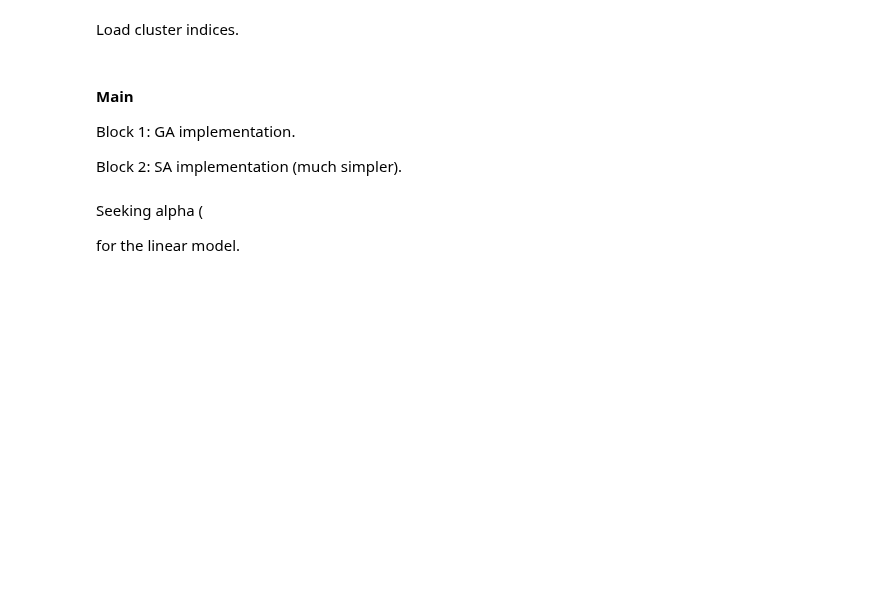
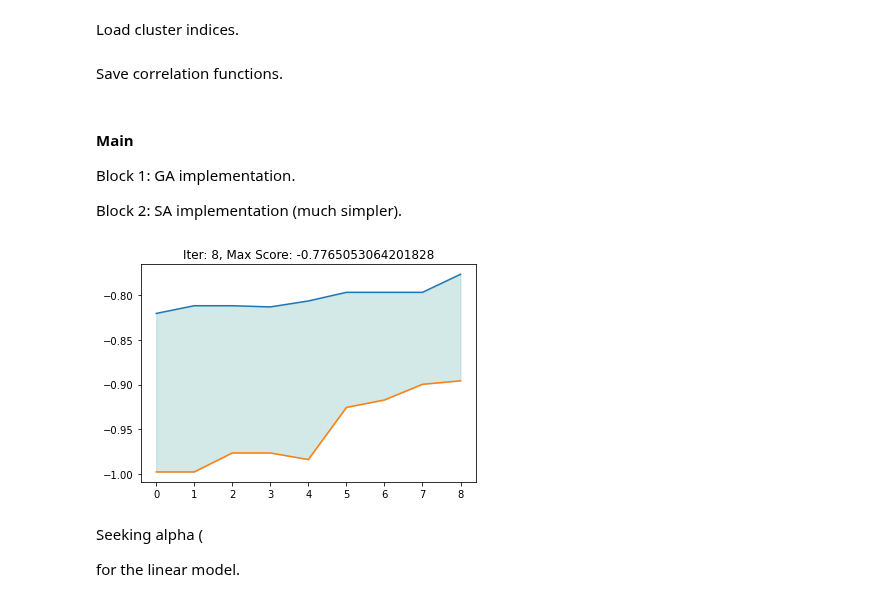
Before and after one commit to wzetto/MATools, a Jupyter notebook: CE_MC/cluster_ce_msad.ipynb, the cells around one changed output. Saved outputs shown, nothing was run; the diff lists cells and outputs as text; code cells hidden in the pictures; blank space fills up the shorter version.

```diff
--- a/CE_MC/cluster_ce_msad.ipynb
+++ b/CE_MC/cluster_ce_msad.ipynb
@@ -1360,4 +1361,6 @@ origin weight parameters, better not to apply the standardization.
 '''
 scaler = StandardScaler().fit(weight_list)
 weight_list = scaler.transform(weight_list)
+# %% [markdown]
+Save correlation functions.
 # %%
@@ -1405,9 +1408,11 @@ class genetic:
             else:
                 weight_n = self.weight
             #* Return the score (fitness)
-            clf = RidgeCV(alphas=[10,100,500,1000,1500], cv=10).fit(weight_n, self.msad_list.reshape(-1,1))
+            clf = RidgeCV(alphas=np.logspace(-1,3,5), cv=10).fit(weight_n, self.msad_list.reshape(-1,1))
             cv_ = ShuffleSplit(n_splits=5, test_size=0.2, random_state=0)
-            score = cross_val_score(clf, weight_n, self.msad_list.reshape(-1,1), cv=cv_).mean()
+            score = cross_val_score(
+                clf, weight_n, self.msad_list.reshape(-1,1),
+                cv=cv_, n_jobs=-1, scoring='neg_mean_squared_error').mean()
             fit_list.append(score)
 
         fit_list_raw = fit_list.copy()
@@ -1436,8 +1441,11 @@ class genetic:
 
         #* BREEDING(
         if count >= len(breeding_list):
+            breeding_list_chosen = breeding_list[np.random.choice(
+                np.arange(len(breeding_list), size=5, replace=False)
+            )]
             embed_list = np.concatenate([
-                embed_list, breeding_list[-5:]
+                embed_list, breeding_list_chosen
             ], axis=0)
 
         ind_list = np.arange(len(embed_list))
@@ -1447,7 +1455,9 @@ class genetic:
 
             chosen_lists = embed_list[np.random.choice(ind_list, size=2, replace=True)]
             #* Length of multiplication part
-            len_multi = np.random.randint(len(embed_list//2)-2, len(embed_list//2)+3)
+            len_multi = np.random.randint(
+                len(embed_list//2)-len(embed_list//4), len(embed_list//2)+len(embed_list//4)+1
+            )
             # print(chosen_lists)
             if _%2 == 0:
                 chosen_lists[0][len_multi:], chosen_lists[1][len_multi:] = (
@@ -1467,9 +1477,9 @@ class genetic:
         return np.unique(np.array(embed_list_n), axis=0)
 
     def mut(self, embed_list):
-
+        #* Better to set j at relatively low level
         for i in range(len(embed_list)):
-            for j in range(5): #* Repeat twice for mutation.
+            for j in range(1): #* Repeat twice for mutation.
                 if np.random.rand() < self.mut_prob:
                     rand_ind = np.random.randint(len(embed_list[0]))
                     val = embed_list[i][rand_ind]
@@ -1483,43 +1493,52 @@ class genetic:
 
         return np.unique(np.array(embed_list), axis=0)
 
-trial_step = 500
-mut_prob, group_size = 0.06, 30
+#* Load correlation functions
+weight_pth = '/media/wz/a7ee6d50-691d-431a-8efb-b93adc04896d/Github/MATools/CE_MC/runs/demo/20221216_msadGA/weight_49.npy'
+weight_list = np.load(weight_pth)
+
+#* Hyperparams for GA.
+trial_step = 2000
+mut_prob, group_size = 0.06, 25
 len_cluster = 49
-best_embed, best_score = np.zeros((10, len_cluster)), np.zeros(10)
+re_time_multi = 45
+len_chosenindividual = 10
+best_embed, best_score = np.zeros((len_chosenindividual, len_cluster)), -np.ones(len_chosenindividual)*2
 #* Initialize the genetic algo.
 gen = genetic(mut_prob, group_size, embed_book, weight_list, msad_list)
 
-#* Initialize the embedding list, R = 30x28.
-embed_val = np.tile(np.concatenate([np.ones(8), np.zeros(len_cluster-8)]), 30)
+#* Initialize the embedding list, R = 30xlen(cluster).
+embed_val = np.tile(np.concatenate([np.ones(8), np.zeros(len_cluster-8)]), group_size)
 np.random.shuffle(embed_val)
-embed_val = embed_val.reshape(30, len_cluster)
+embed_val = embed_val.reshape(group_size, len_cluster)
 
 score_h, score_l = [], []
 count = 0
 
 for i in range(trial_step):
 
-    embed_val = gen.multi(embed_val, best_embed, count, re_time=50) #* Multiplication
+    embed_val = gen.multi(embed_val, best_embed, count, re_time=re_time_multi) #* Multiplication
     embed_val = gen.mut(embed_val) #* Mutation
     embed_val, max_score, min_score, top_embed, top_score = gen.fitness(embed_val) #* Natural Selection
 
     #* Updating the embed list with best performance.
     if top_score > np.max(best_score):
-        best_embed[count%10] = top_embed
-        best_score[count%10] = top_score
+        best_embed[count%len_chosenindividual] = top_embed
+        best_score[count%len_chosenindividual] = top_score
         count += 1
 
     clear_output(True)
     score_h.append(max_score)
     score_l.append(min_score)
-    if i%5 == 0:
+    if i%2 == 0:
         x_axis = np.linspace(0, len(score_h)-1, len(score_h))
         plt.plot(x_axis, score_h)
         plt.plot(x_axis, score_l)
         plt.title(f'Iter: {i}, Max Score: {np.max(score_h)}')
         plt.fill_between(x_axis, score_l, score_h, alpha=0.2, color=cm.viridis(0.5))
         plt.show()
+# %% [output]
+[figure, added]
 # %% [markdown]
 Seeking alpha (
 
```
Also changed, not shown: parts of 14 cells of this notebook, 2 other files.
